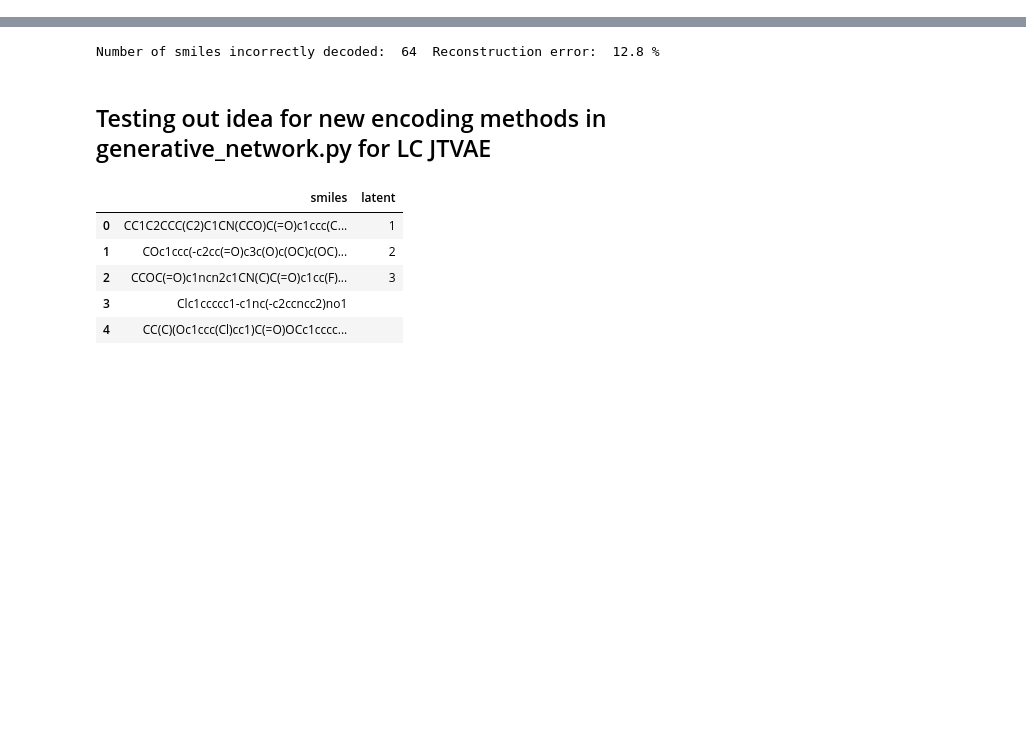
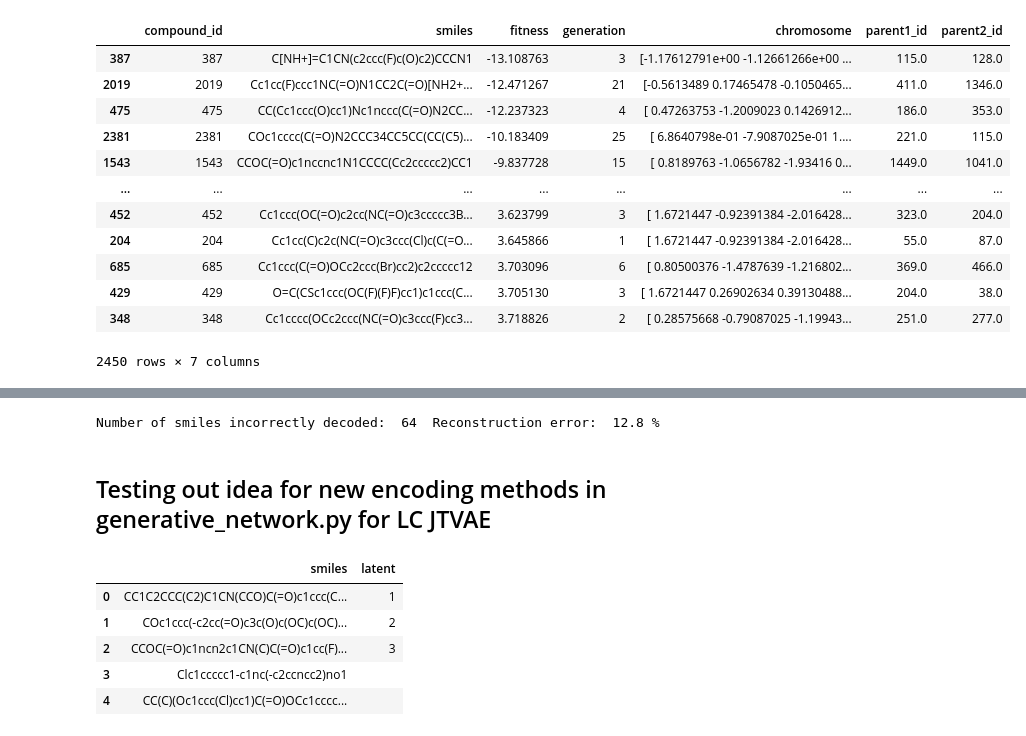
Before and after one commit to CBIIT/GGMD, a Jupyter notebook: workspace/development/test.ipynb, the cells around one changed output, grey strips where cells are left out. Drawn from its saved outputs; the diff is of its cells as text; code cells hidden in the pictures; blank space fills up the shorter version.

```diff
--- a/workspace/development/test.ipynb
+++ b/workspace/development/test.ipynb
@@ -19,0 +53,16 @@ df
+# %%
+df.sort_values('fitness')
+# %% [output]
+|  | compound_id | smiles | fitness | generation | chromosome | parent1_id | parent2_id |
+| 387 | 387 | C[NH+]=C1CN(c2ccc(F)c(O)c2)CCCN1 | -13.108763 | 3 | [-1.17612791e+00 -1.12661266e+00 ... | 115.0 | 128.0 |
+| 2019 | 2019 | Cc1cc(F)ccc1NC(=O)N1CC2C(=O)[NH2+... | -12.471267 | 21 | [-0.5613489 0.17465478 -0.1050465... | 411.0 | 1346.0 |
+| 475 | 475 | CC(Cc1ccc(O)cc1)Nc1nccc(C(=O)N2CC... | -12.237323 | 4 | [ 0.47263753 -1.2009023 0.1426912... | 186.0 | 353.0 |
+| 2381 | 2381 | COc1cccc(C(=O)N2CCC34CC5CC(CC(C5)... | -10.183409 | 25 | [ 6.8640798e-01 -7.9087025e-01 1.... | 221.0 | 115.0 |
+| 1543 | 1543 | CCOC(=O)c1nccnc1N1CCCC(Cc2ccccc2)CC1 | -9.837728 | 15 | [ 0.8189763 -1.0656782 -1.93416 0... | 1449.0 | 1041.0 |
+| ... | ... | ... | ... | ... | ... | ... | ... |
+| 452 | 452 | Cc1ccc(OC(=O)c2cc(NC(=O)c3ccccc3B... | 3.623799 | 3 | [ 1.6721447 -0.92391384 -2.016428... | 323.0 | 204.0 |
+| 204 | 204 | Cc1cc(C)c2c(NC(=O)c3ccc(Cl)c(C(=O... | 3.645866 | 1 | [ 1.6721447 -0.92391384 -2.016428... | 55.0 | 87.0 |
+| 685 | 685 | Cc1ccc(C(=O)OCc2ccc(Br)cc2)c2ccccc12 | 3.703096 | 6 | [ 0.80500376 -1.4787639 -1.216802... | 369.0 | 466.0 |
+| 429 | 429 | O=C(CSc1ccc(OC(F)(F)F)cc1)c1ccc(C... | 3.705130 | 3 | [ 1.6721447 0.26902634 0.39130488... | 204.0 | 38.0 |
+| 348 | 348 | Cc1cccc(OCc2ccc(NC(=O)c3ccc(F)cc3... | 3.718826 | 2 | [ 0.28575668 -0.79087025 -1.19943... | 251.0 | 277.0 |
+2450 rows × 7 columns
```
Also changed, not shown: parts of 9 cells of this notebook, 28 other files.
